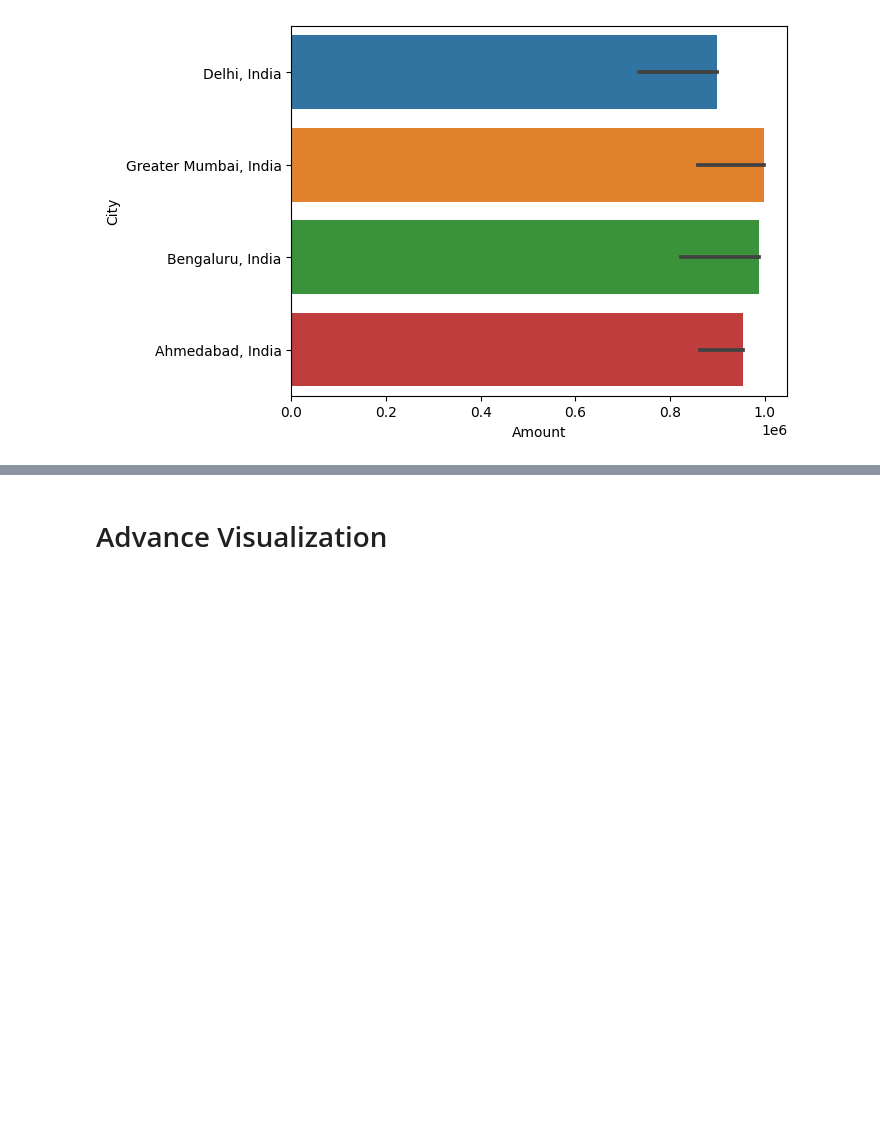
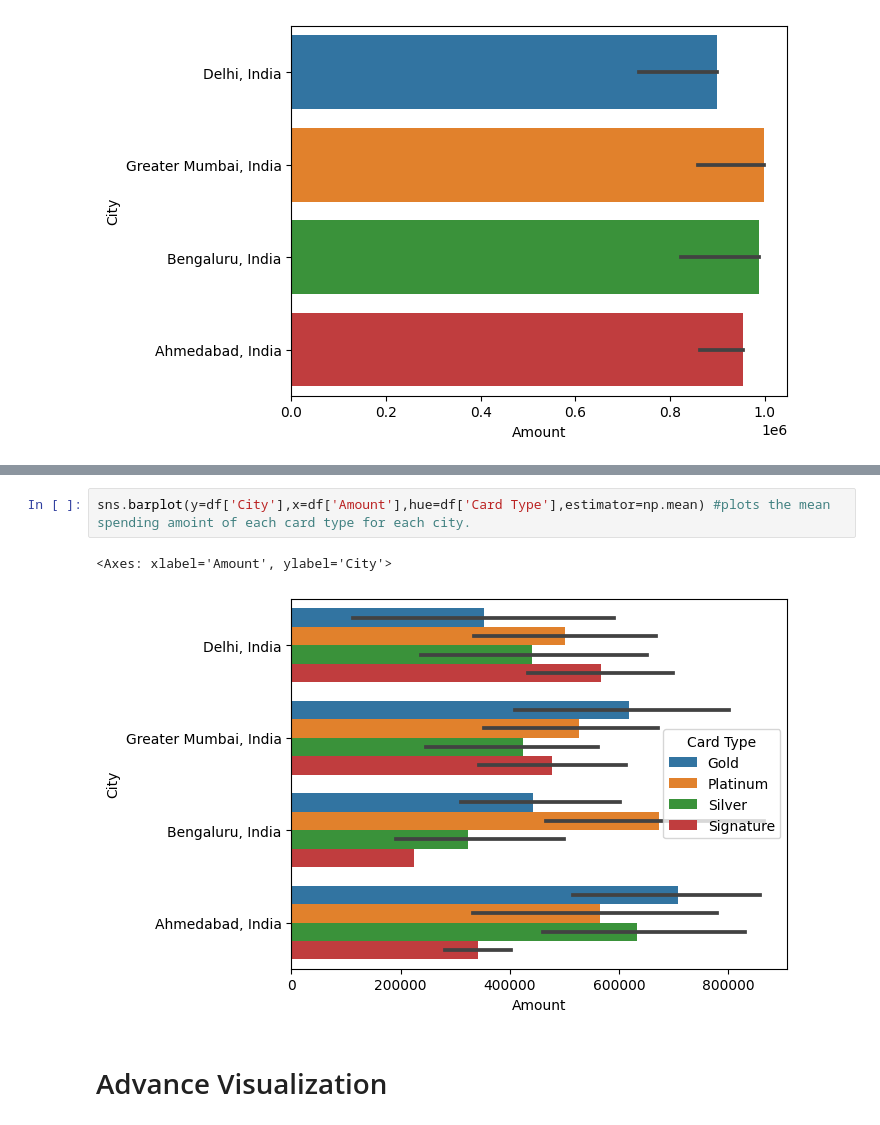
Before and after one commit to PrashantSharma30/Data-Analysis-and-Visualization, a Jupyter notebook: datavisualization-credit-card.ipynb, the cells around one changed output, grey strips where cells are left out. Drawn from its saved outputs; the diff is of its cells as text; blank space fills up the shorter version.

Commit message:
Kaggle Notebook | DataVisualization_Credit Card

```diff
--- a/datavisualization-credit-card.ipynb
+++ b/datavisualization-credit-card.ipynb
@@ -166,3 +189,8 @@ sns.barplot(y=df['City'],x=df['Amount'],estimator=np.min) #Plots the minimum val
+# %%
+sns.barplot(y=df['City'],x=df['Amount'],hue=df['Card Type'],estimator=np.mean) #plots the mean spending amoint of each card type for each city.
+# %% [output]
+<Axes: xlabel='Amount', ylabel='City'>
+[figure, added]
 # %% [markdown]
 # Advance Visualization
 # %%
```
Also changed, not shown: parts of 10 cells of this notebook.
